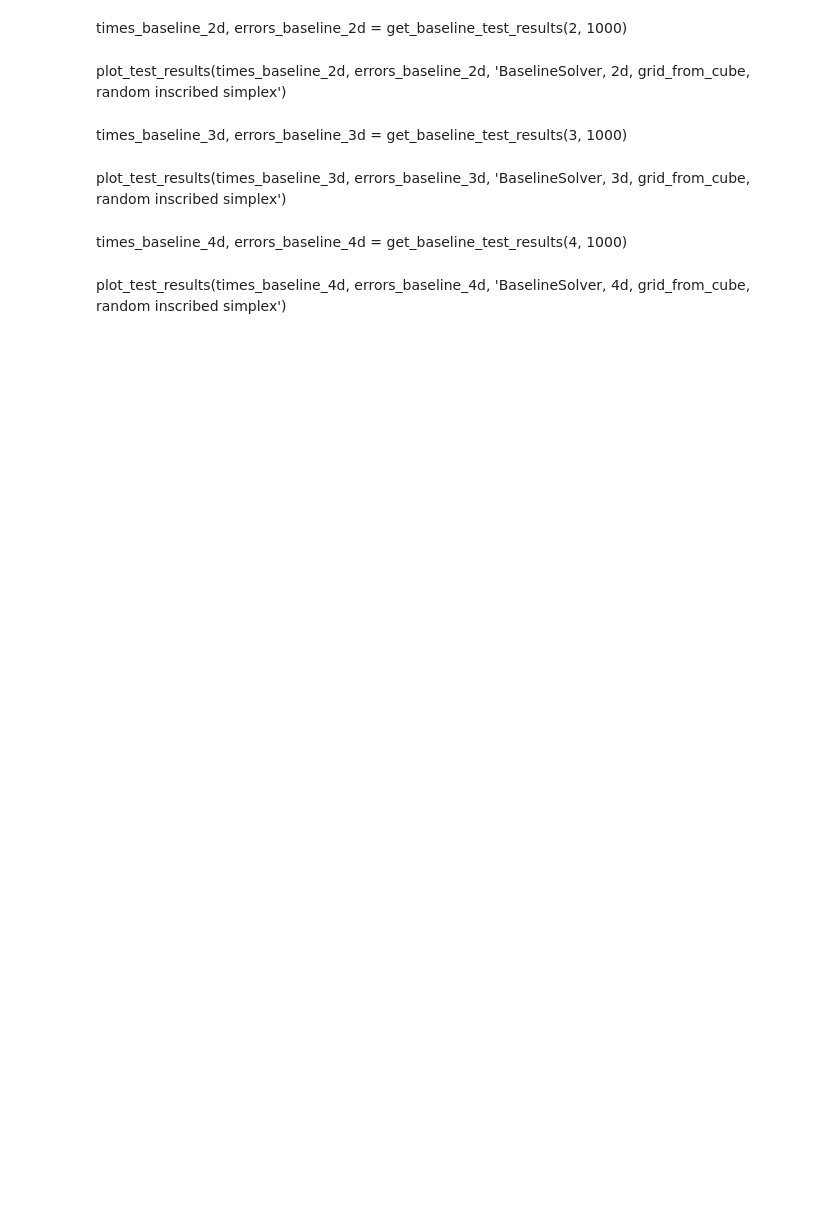
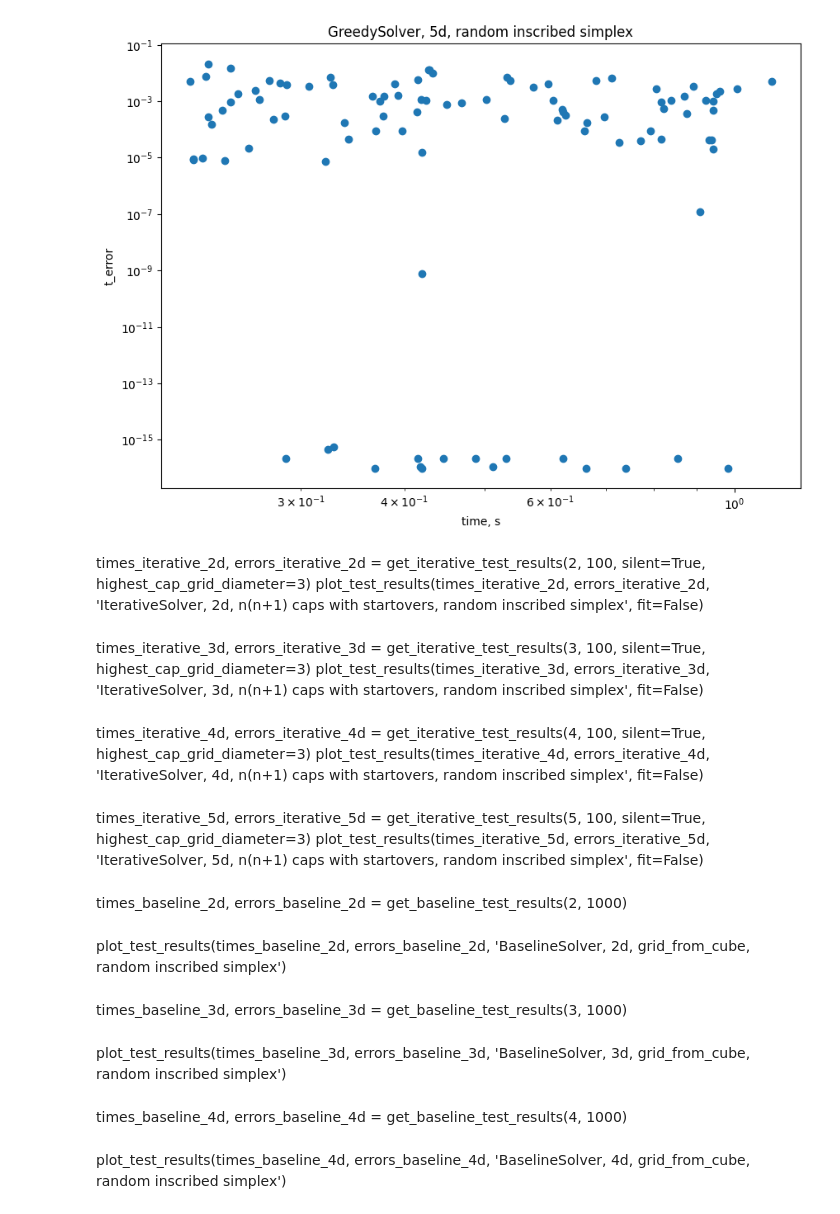
Before and after one commit to Paul566/GraduateThesis, a Jupyter notebook: nb.ipynb, the cells around one changed output. Cells and saved outputs as stored; diff of their text form; code cells hidden in the pictures; blank space fills up the shorter version.

```diff
--- a/nb.ipynb
+++ b/nb.ipynb
@@ -68,3 +80,20 @@ plot_test_results(times_iterative_5d, errors_iterative_5d, 'IterativeSolver, 5d,
+# %%
+times_greedy_5d, errors_greedy_5d = get_greedy_test_results(5, 100, silent=True)
+plot_test_results(times_greedy_5d, errors_greedy_5d, 'GreedySolver, 5d, random inscribed simplex', fit=False)
+# %% [output]
+[figure, added]
+# %% [markdown]
+times_iterative_2d, errors_iterative_2d = get_iterative_test_results(2, 100, silent=True, highest_cap_grid_diameter=3)
+plot_test_results(times_iterative_2d, errors_iterative_2d, 'IterativeSolver, 2d, n(n+1) caps with startovers, random inscribed simplex', fit=False)
+# %% [markdown]
+times_iterative_3d, errors_iterative_3d = get_iterative_test_results(3, 100, silent=True, highest_cap_grid_diameter=3)
+plot_test_results(times_iterative_3d, errors_iterative_3d, 'IterativeSolver, 3d, n(n+1) caps with startovers, random inscribed simplex', fit=False)
+# %% [markdown]
+times_iterative_4d, errors_iterative_4d = get_iterative_test_results(4, 100, silent=True, highest_cap_grid_diameter=3)
+plot_test_results(times_iterative_4d, errors_iterative_4d, 'IterativeSolver, 4d, n(n+1) caps with startovers, random inscribed simplex', fit=False)
+# %% [markdown]
+times_iterative_5d, errors_iterative_5d = get_iterative_test_results(5, 100, silent=True, highest_cap_grid_diameter=3)
+plot_test_results(times_iterative_5d, errors_iterative_5d, 'IterativeSolver, 5d, n(n+1) caps with startovers, random inscribed simplex', fit=False)
 # %% [markdown]
 times_baseline_2d, errors_baseline_2d = get_baseline_test_results(2, 1000)
 # %% [markdown]
```
Also changed, not shown: parts of 8 cells of this notebook, 5 other files.
